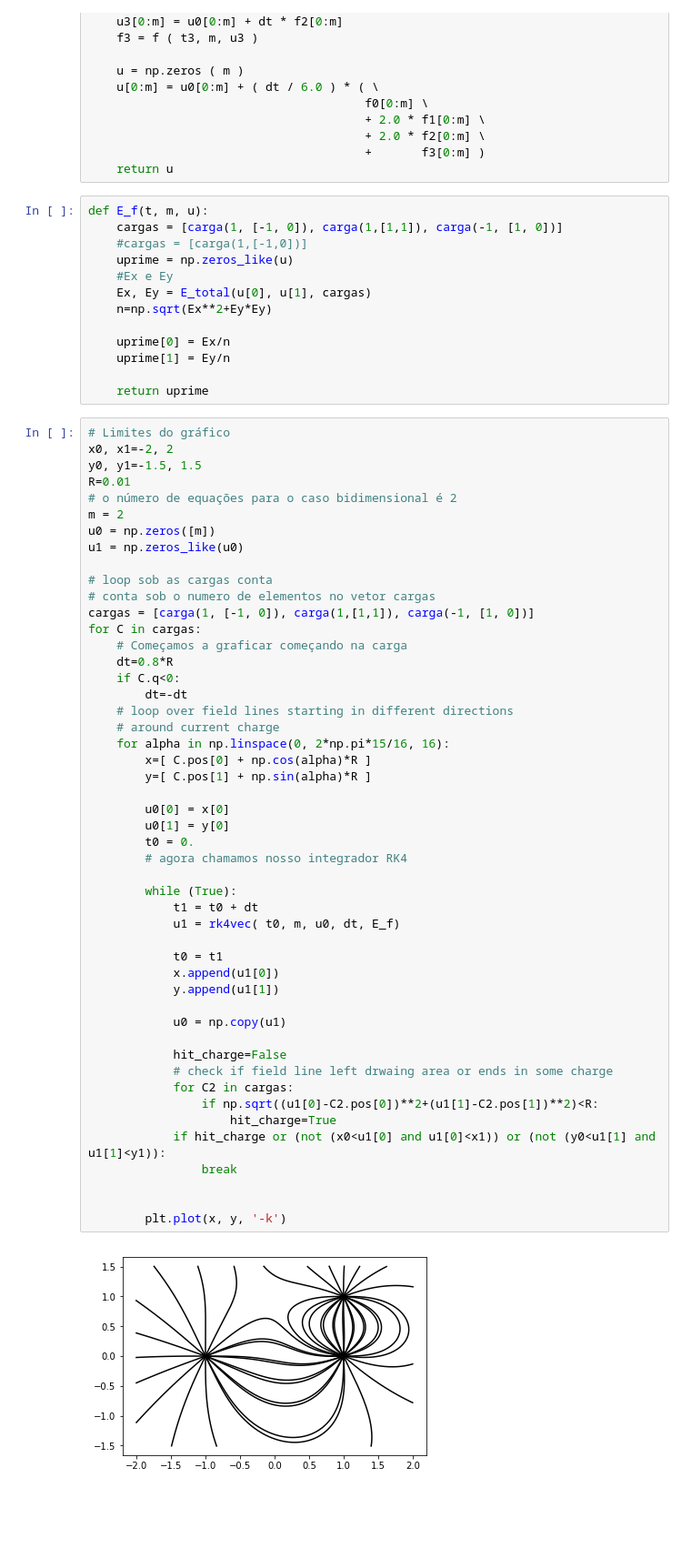
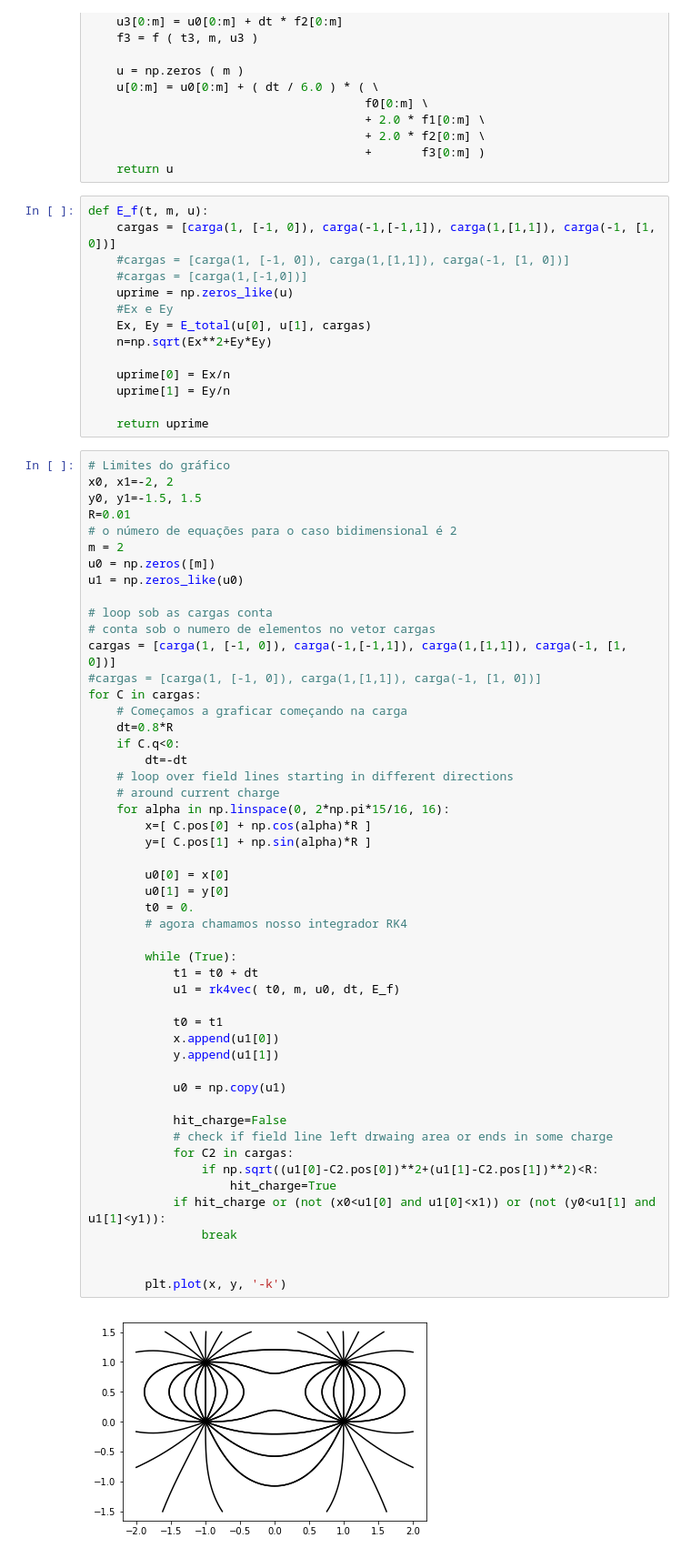
Before and after one commit to tavo-buk/icfis, a Jupyter notebook: EDO3.ipynb, the cells around one changed output. Shown: that part at 91% size. Cells and saved outputs as stored; diff of their text form; blank space fills up the shorter version.

```diff
--- a/EDO3.ipynb
+++ b/EDO3.ipynb
@@ -96,7 +96,8 @@ def rk4vec( t0, m, u0, dt, f ):
     return u
 # %%
 def E_f(t, m, u):
-    cargas = [carga(1, [-1, 0]), carga(1,[1,1]), carga(-1, [1, 0])]
+    cargas = [carga(1, [-1, 0]), carga(-1,[-1,1]), carga(1,[1,1]), carga(-1, [1, 0])]
+    #cargas = [carga(1, [-1, 0]), carga(1,[1,1]), carga(-1, [1, 0])]
     #cargas = [carga(1,[-1,0])]
     uprime = np.zeros_like(u)
     #Ex e Ey
@@ -119,7 +120,8 @@ u1 = np.zeros_like(u0)
 
 # loop sob as cargas conta
 # conta sob o numero de elementos no vetor cargas
-cargas = [carga(1, [-1, 0]), carga(1,[1,1]), carga(-1, [1, 0])]
+cargas = [carga(1, [-1, 0]), carga(-1,[-1,1]), carga(1,[1,1]), carga(-1, [1, 0])]
+#cargas = [carga(1, [-1, 0]), carga(1,[1,1]), carga(-1, [1, 0])]
 for C in cargas:
     # Começamos a graficar começando na carga
     dt=0.8*R
@@ -130,31 +132,31 @@ for C in cargas:
     for alpha in np.linspace(0, 2*np.pi*15/16, 16):
         x=[ C.pos[0] + np.cos(alpha)*R ]
         y=[ C.pos[1] + np.sin(alpha)*R ]
 
         u0[0] = x[0]
         u0[1] = y[0]
         t0 = 0.
         # agora chamamos nosso integrador RK4
 
         while (True):
             t1 = t0 + dt
             u1 = rk4vec( t0, m, u0, dt, E_f)
 
             t0 = t1
             x.append(u1[0])
             y.append(u1[1])
 
             u0 = np.copy(u1)
 
             hit_charge=False
             # check if field line left drwaing area or ends in some charge
             for C2 in cargas:
                 if np.sqrt((u1[0]-C2.pos[0])**2+(u1[1]-C2.pos[1])**2)<R:
                     hit_charge=True
             if hit_charge or (not (x0<u1[0] and u1[0]<x1)) or (not (y0<u1[1] and u1[1]<y1)):
                 break
 
 
         plt.plot(x, y, '-k')
 # %% [output]
-[figure, old version]
+[figure, new version]
```
